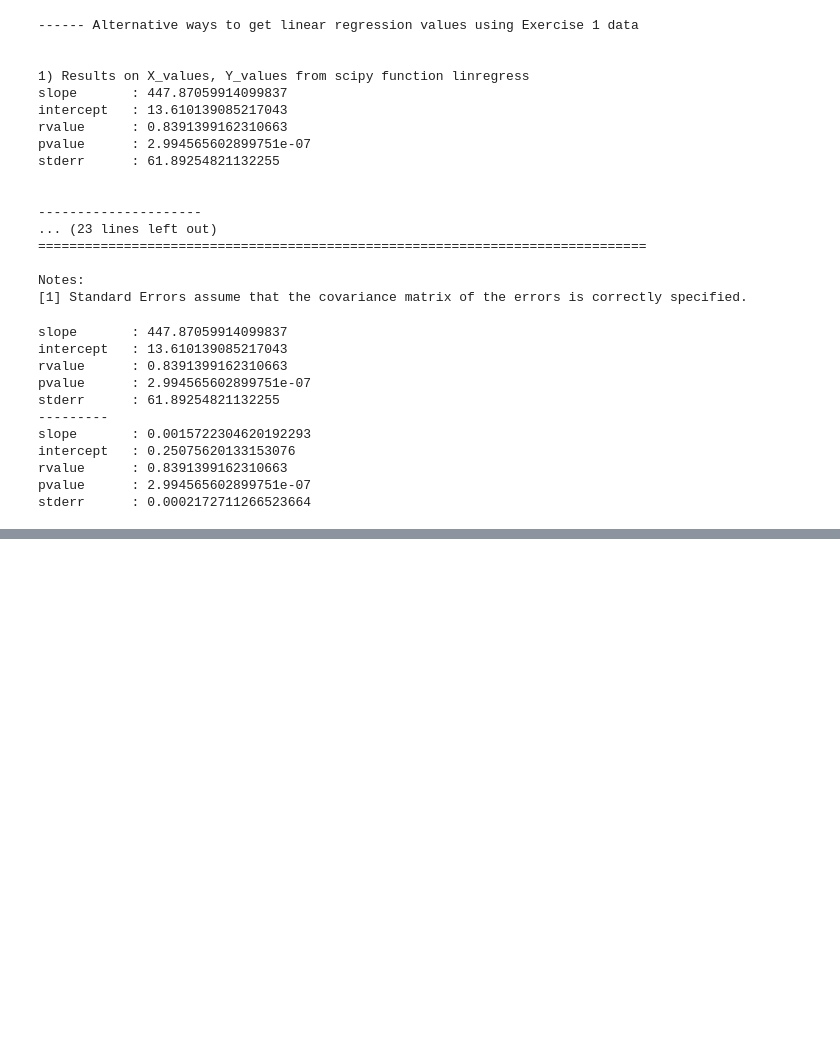
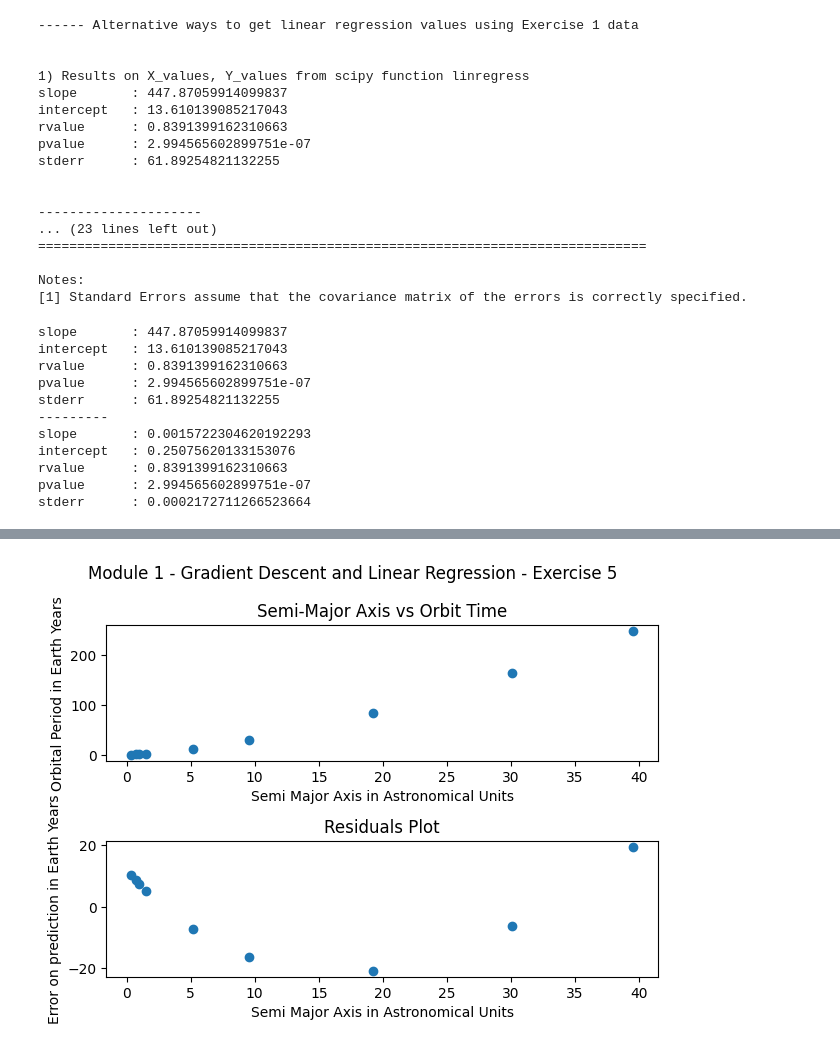
Before and after one commit to valeriog2023/MIT_MicroMaster_in_DS, a Jupyter notebook: DATA_Analysis/Lesson-4.ipynb, the cells around one changed output, grey strips where cells are left out. Saved outputs shown, nothing was run; the diff lists cells and outputs as text; code cells hidden in the pictures; blank space fills up the shorter version.

```diff
--- a/DATA_Analysis/Lesson-4.ipynb
+++ b/DATA_Analysis/Lesson-4.ipynb
@@ -266,0 +317,93 @@ stderr      : 0.0002172711266523664
+# %%
+#
+# Section 5 Exercise
+#
+# Xs are the semi-major axis of each planet's orbit around the Sun
+# A planetary orbit is elliptical in shape, and the semi-major axis is the longer of the two axes
+# that define the ellipse.
+# When the ellipse is nearly circular (which is true for most planets), the semi-major axis is approximately
+# the radius of said circle.
+# The  values are measured in units of Astronomical Units (AU).
+# One AU is very close to the average distance between the Sun and Earth (defined as 149597870700 meters)
+# hence, the Earth's semi-major axis is essentially 1 AU due to its very circular orbit.
+Xs = np.array([ 0.387, 0.723, 1.00, 1.52, 5.20, 9.54, 19.2, 30.1, 39.5 ])
+#
+# The Y values are the orbital period of the planet, measured in Earth years Y=1 (365.25 days), so Earth also has a  year.
+Ys = np.array([ 0.241, 0.615, 1.00, 1.88, 11.9, 29.5, 84.0, 165.0, 248 ])
+N = 9
+fig, axs = plt.subplots(2)
+fig.suptitle("Module 1 - Gradient Descent and Linear Regression - Exercise 5")
+plt.figure(figsize=(10,10))
+
+axs[0].scatter(Xs,Ys)
+axs[0].set_title("Semi-Major Axis vs Orbit Time")
+axs[0].set(xlabel="Semi Major Axis in Astronomical Units", ylabel="Orbital Period in Earth Years")
+#
+# Question 1
+print("----------------------------------")
+print("The corelation coefficient is: ",pearsonr(Xs, Ys)[0])
+print("\nThis is actually very very high! but is the data linear? check the residual plot!")
+#
+# Question 2 Plot residuals
+# we need first to find the regression line
+# linregress comes from scipy (as a reminder)
+(slope,intercept,_,_,_) = linregress(Xs,Ys)
+print("Slope: ",slope)
+print("Intercept: ",intercept)
+residuals = Ys - ( slope * Xs + intercept )
+axs[1].scatter(Xs,residuals)
+axs[1].set_title("Residuals Plot")
+axs[1].set(xlabel="Semi Major Axis in Astronomical Units", ylabel="Error on prediction in Earth Years")
+#
+#
+fig.tight_layout()
+plt.show()
+#
+# Question 3
+print("-------------------------------- QQ PLOTs for X and Y")
+import statsmodels.api as sm
+sm.qqplot(Xs, line='s')
+plt.title("X distribution")
+plt.show()
+
+sm.qqplot(Ys, line='s')
+plt.title("Y distribution")
+plt.show()
+#
+# Question 4 Find a better fit for the data
+# Here we plot 4 different transformations
+# 1) X' = X,       Y' = ln(Y)
+# 2) X' = ln(X),   Y' = Y
+# 3) X' = ln(X)    Y' = ln(Y)
+# 4) X' = X,       Y' = Y^2
+print("----------------------------Question 4")
+x_labels = ['X', 'ln(X)', 'ln(X)', 'X']
+titles = [
+            "X'=X, Y'=ln(Y)",
+            "X'=ln(X), Y'=Y",
+            "X'=ln(X), Y'=ln(Y)",
+            "X'=X, Y'=Y^2"
+          ]
+X_datasets = [ Xs, np.log(Xs), np.log(Xs), Xs ]
+Y_datasets = [ np.log(Ys), Ys, np.log(Ys), np.square(Ys) ]
+#
+# Now we
+# - compute the linear regression parameters for the different transformations
+# - Find the residuals
+# - Plot them (I gve up creating nice subplots.. brutally priting a plot for each transformation here)
+for index,(X_data,Y_data) in enumerate(zip(X_datasets,Y_datasets)):
+    fig, axs = plt.subplots(1)
+    fig.suptitle("Question 4 - Plotting different transformations residualts")
+    plt.figure(figsize=(8,8))
+    (slope,intercept,_,_,_) = linregress(X_data,Y_data)
+    residuals = Y_data - ( slope * X_data + intercept )
+    axs.scatter(X_data,residuals);
+    axs.set_title(f"T{index+1} - {titles[index]}")
+    axs.axhline(y=0.0, color='black', linestyle='--')
+    axs.set(xlabel=x_labels[index], ylabel='Residuals')
+    fig.tight_layout()
+    plt.close()  # <-- this is like plt.show() but it does not print other matplotlib output
+    print("Slope is ",slope)
+    print("Intercept is ",intercept)
+    print("-----------------------------")
+# %% [output]
@@ -266,0 +416 @@ stderr      : 0.0002172711266523664
+[figure, added]
```
Also changed, not shown: parts of 6 cells of this notebook.
